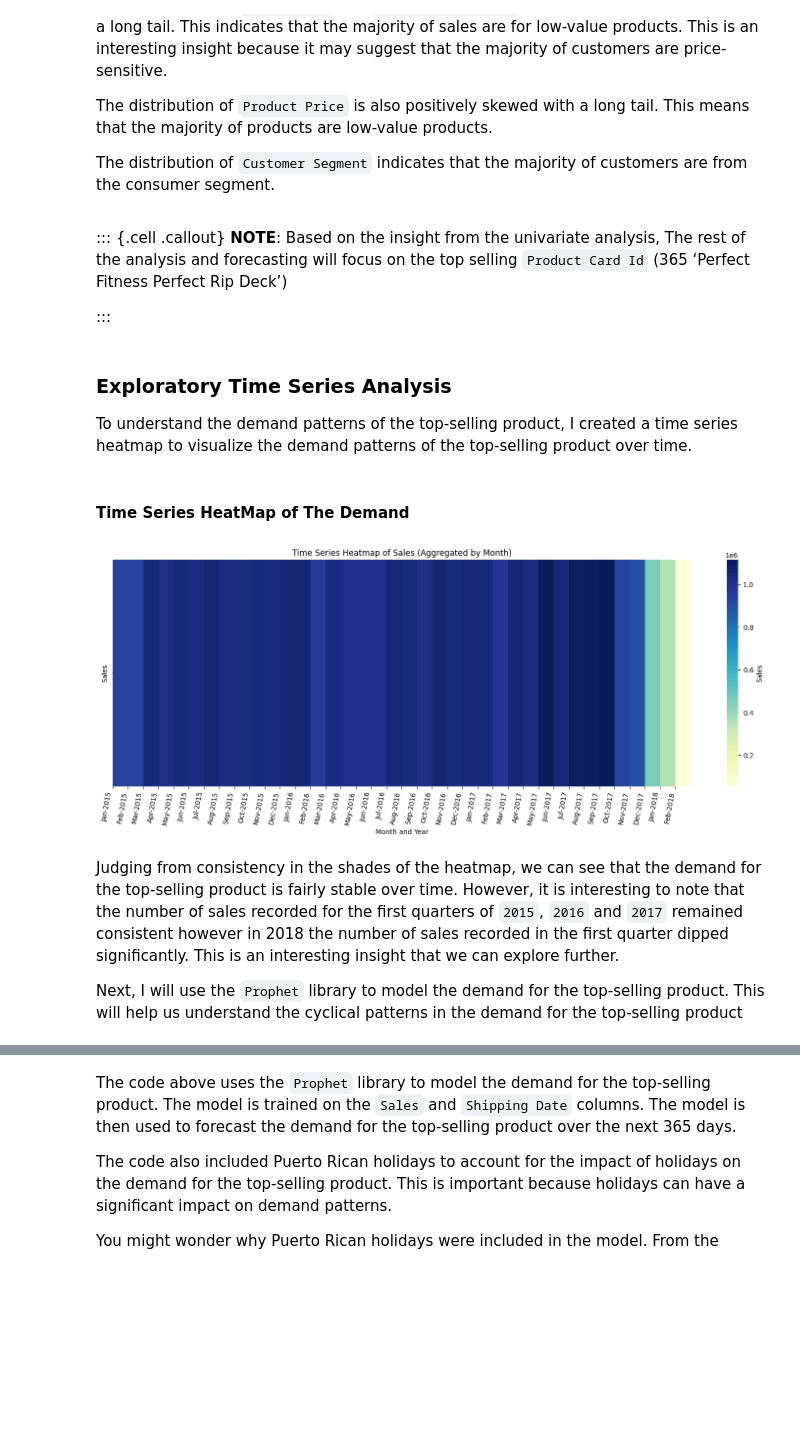
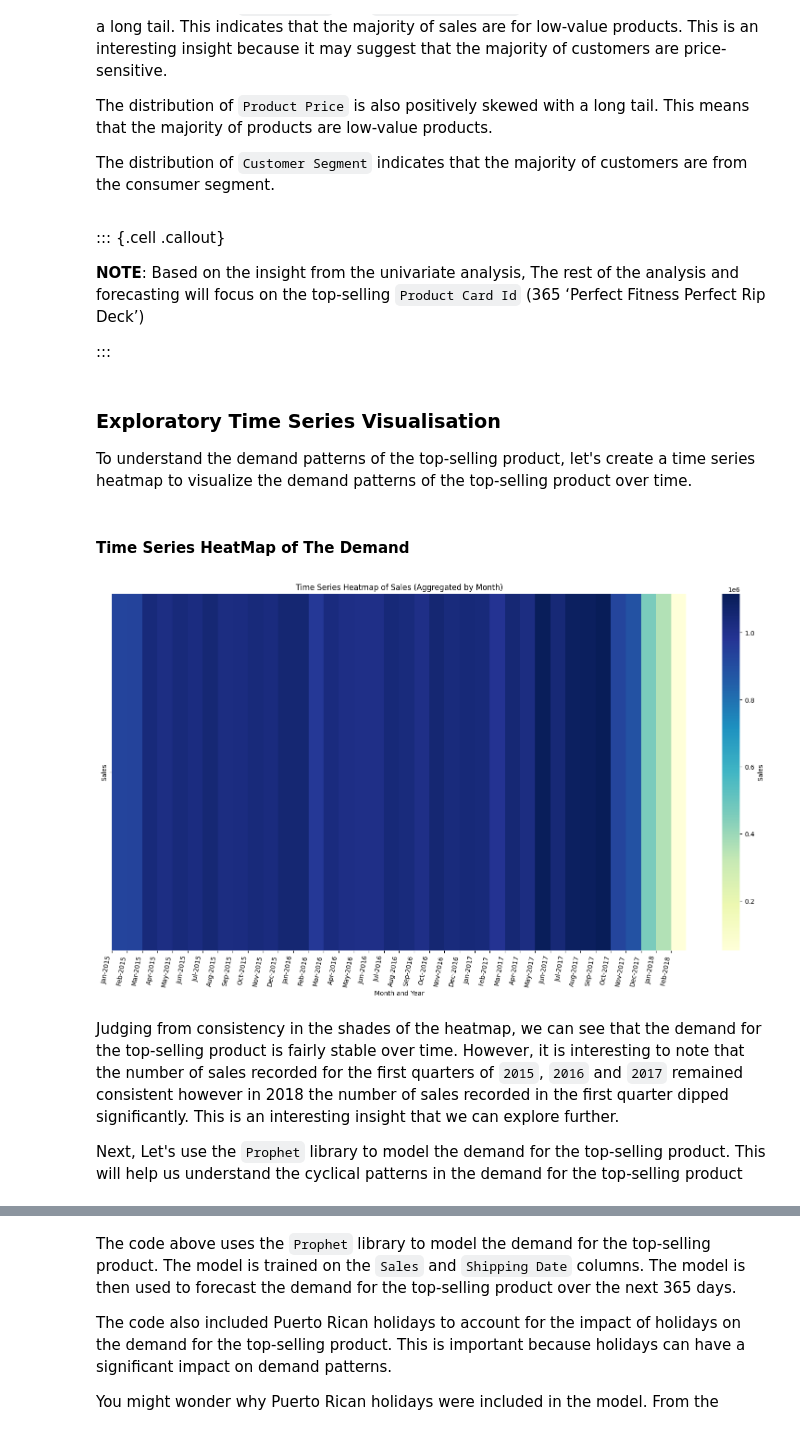
Before and after one commit to Simontagbor/supply-chain-demand-forecast, a Jupyter notebook: index.ipynb, the cells around one changed output, grey strips where cells are left out. Saved outputs shown, nothing was run; the diff lists cells and outputs as text; code cells hidden in the pictures; folded sections open; blank space fills up the shorter version.

Commit message:
Add new images and update CSS styles

```diff
--- a/index.ipynb
+++ b/index.ipynb
@@ -575,46 +578,47 @@ The distribution of <code>Customer Segment</code> indicates that the majority of
 </details>
 # %% [markdown]
 ::: {.cell .callout}
-**NOTE**: Based on the insight from the univariate analysis, The rest of the analysis and forecasting will focus on the top selling `Product Card Id` (365 ‘Perfect Fitness Perfect Rip Deck’)
+
+**NOTE**: Based on the insight from the univariate analysis, The rest of the analysis and forecasting will focus on the top-selling `Product Card Id` (365 ‘Perfect Fitness Perfect Rip Deck’)
 
 :::
 # %% [markdown]
-<h3>Exploratory Time Series Analysis</h3>
-<p>To understand the demand patterns of the top-selling product, I created a time series heatmap to visualize the demand patterns of the top-selling product over time.</p>
+<h3>Exploratory Time Series Visualisation</h3>
+<p>To understand the demand patterns of the top-selling product, let's create a time series heatmap to visualize the demand patterns of the top-selling product over time.</p>
 # %% [markdown]
 <h4>Time Series HeatMap of The Demand</h4>
 # %%
 #| code-fold: true
 #| code-summary: "Show the code"
 import seaborn as sns
 import matplotlib.pyplot as plt
 import calendar
 
-# extract shipping date (DateOrders) and Sales columns
+# Extract shipping date (DateOrders) and Sales columns
 df_heatmap = df[['shipping date (DateOrders)', 'Sales']]
 # Assuming 'df' is your original dataframe
 
 df_heatmap.set_index('shipping date (DateOrders)', inplace=True)
 resampled_df = df_heatmap.resample('M').sum()  # Resample to yearly frequency
 # Set x-axis ticks to represent months and years
 month_labels = [calendar.month_abbr[m.month] + '-' + str(m.year) for m in resampled_df.index]
 # Plot the heatmap
-plt.figure(figsize=(19, 6))
+plt.figure(figsize=(20, 10))
 sns.heatmap(resampled_df.T, cmap='YlGnBu', cbar_kws={'label': 'Sales'})
 plt.xticks(ticks=range(len(month_labels)), labels=month_labels, rotation=80, ha='right')
 
 plt.title('Time Series Heatmap of Sales (Aggregated by Month)')
 plt.xlabel('Month and Year')
 
 
 plt.show()
 # %% [output]
-[figure, old version]
+[figure, new version]
 # %% [markdown]
 <p>Judging from consistency in the shades of the heatmap, we can see that the demand for the top-selling product is fairly stable over time. However, it is interesting to note that the number of sales recorded for the first quarters of <code>2015</code>, <code>2016</code> and <code>2017</code> remained consistent however in 2018 the number of sales recorded in the first quarter dipped significantly. This is an interesting insight that we can explore further.
 </p>
 <p>
-Next, I will use the <code>Prophet</code> library to model the demand for the top-selling product. This will help us understand the cyclical patterns in the demand for the top-selling product
+Next, Let's use the <code>Prophet</code> library to model the demand for the top-selling product. This will help us understand the cyclical patterns in the demand for the top-selling product
 </p>
 # %% [markdown]
 
```
Also changed, not shown: parts of 65 cells of this notebook, 9 other files.
